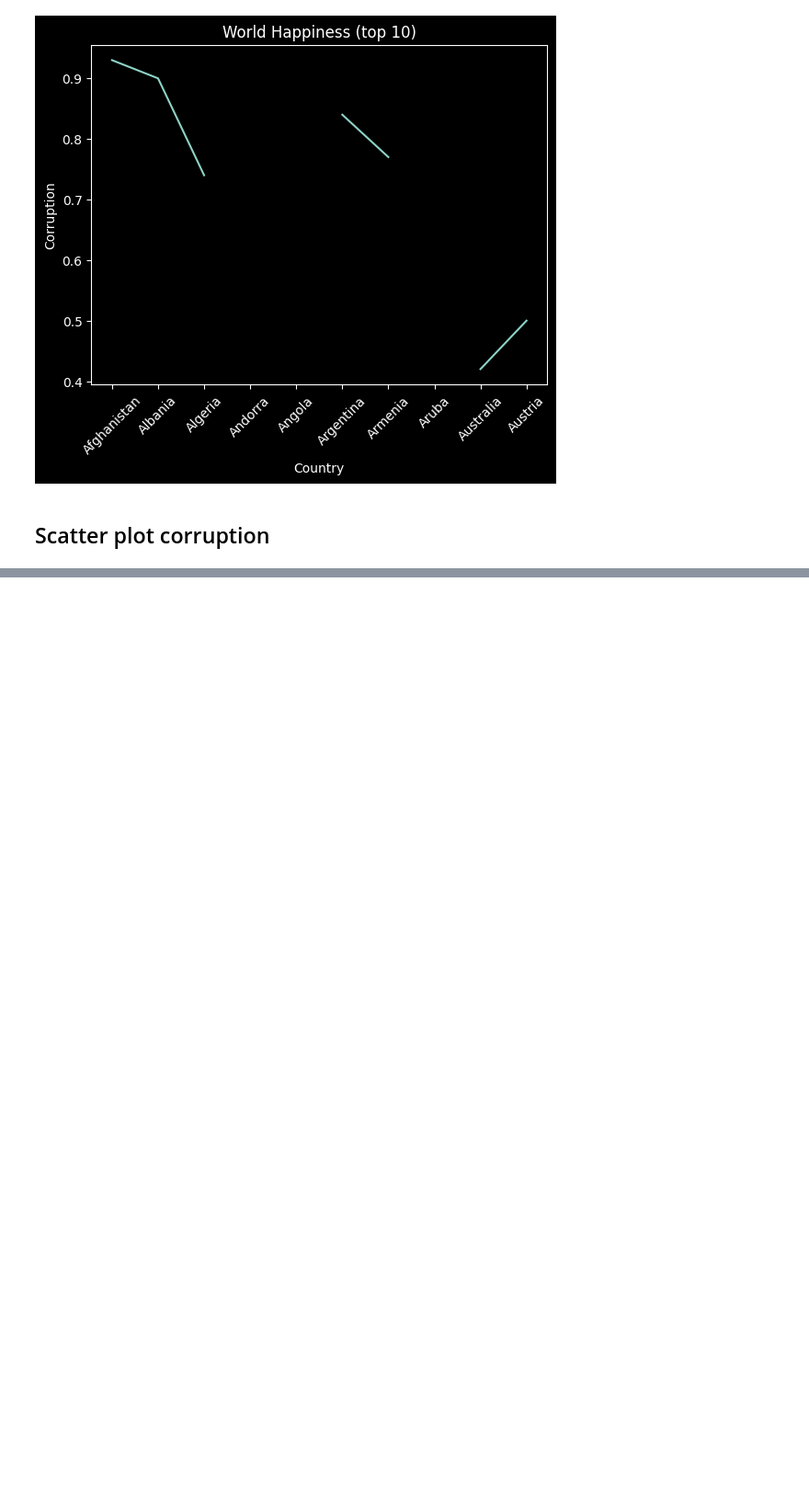
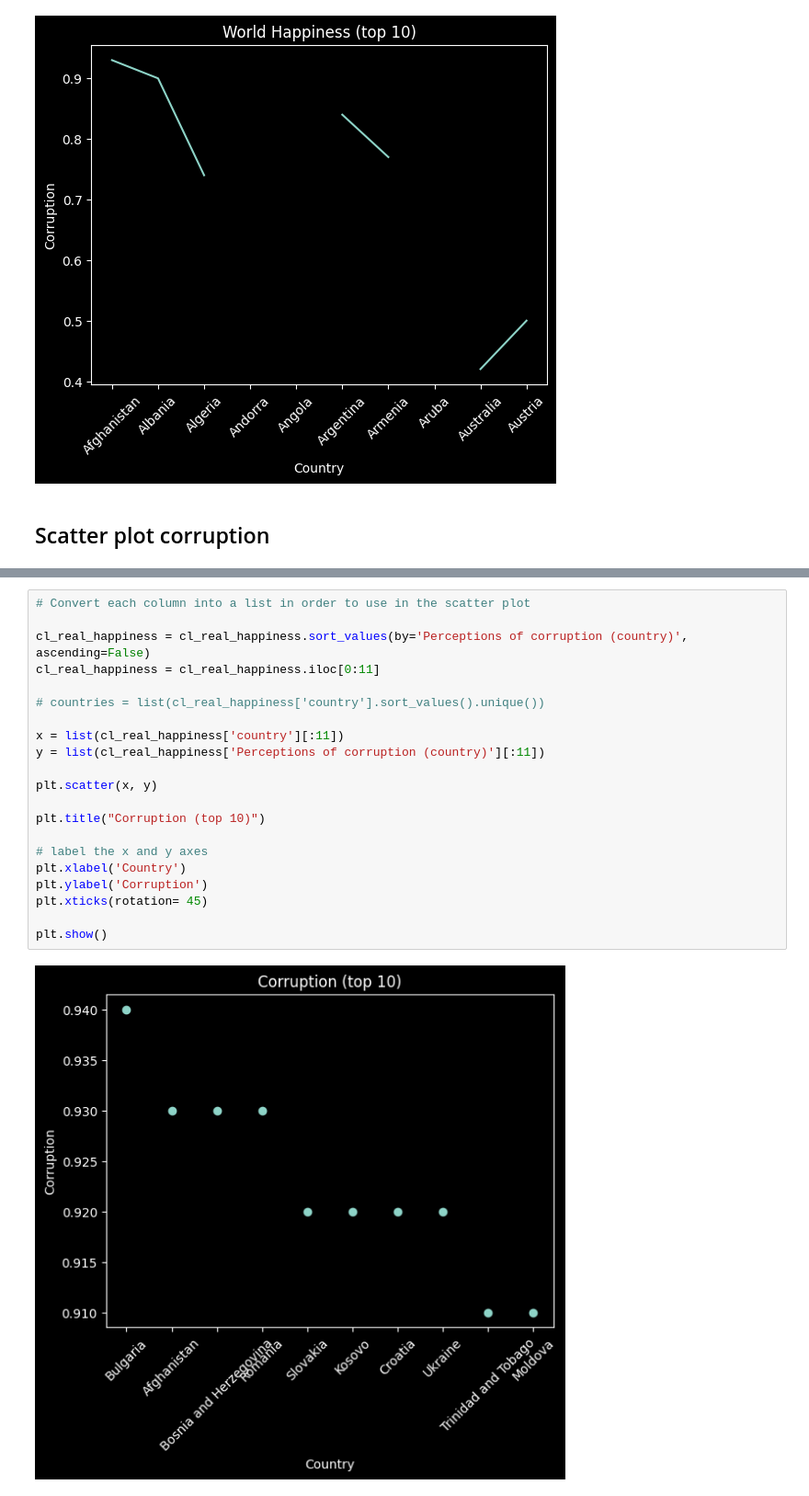
Before and after one commit to Drewrwhite/team-week, a Jupyter notebook: dw.ipynb, the cells around one changed output, grey strips where cells are left out. Shown at 92% size. Saved outputs shown, nothing was run; the diff lists cells and outputs as text; blank space fills up the shorter version.

Commit message:
add scatter plot

```diff
--- a/dw.ipynb
+++ b/dw.ipynb
@@ -1151,0 +1126,23 @@ plt.show()
+# %%
+# Convert each column into a list in order to use in the scatter plot
+
+cl_real_happiness = cl_real_happiness.sort_values(by='Perceptions of corruption (country)', ascending=False)
+cl_real_happiness = cl_real_happiness.iloc[0:11]
+
+# countries = list(cl_real_happiness['country'].sort_values().unique())
+
+x = list(cl_real_happiness['country'][:11])
+y = list(cl_real_happiness['Perceptions of corruption (country)'][:11])
+
+plt.scatter(x, y)
+
+plt.title("Corruption (top 10)")
+
+# label the x and y axes
+plt.xlabel('Country')
+plt.ylabel('Corruption')
+plt.xticks(rotation= 45)
+
+plt.show()
+# %% [output]
+[figure, added]
```
Also changed, not shown: parts of 2 cells of this notebook.
